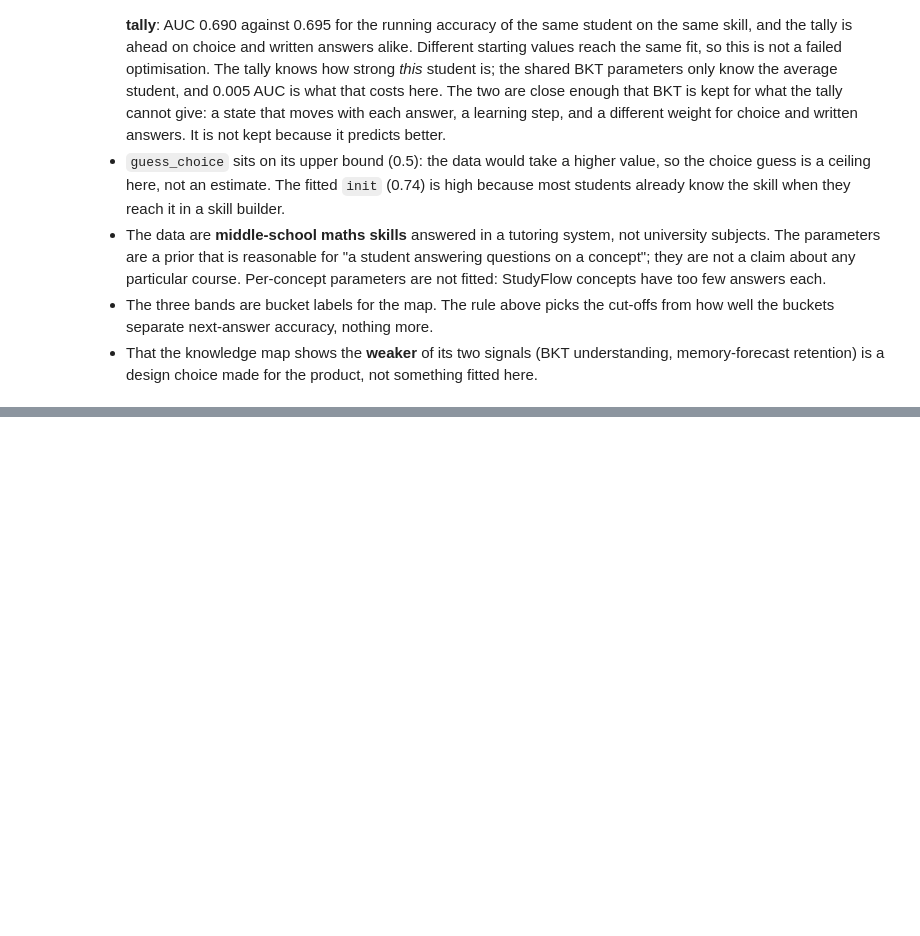
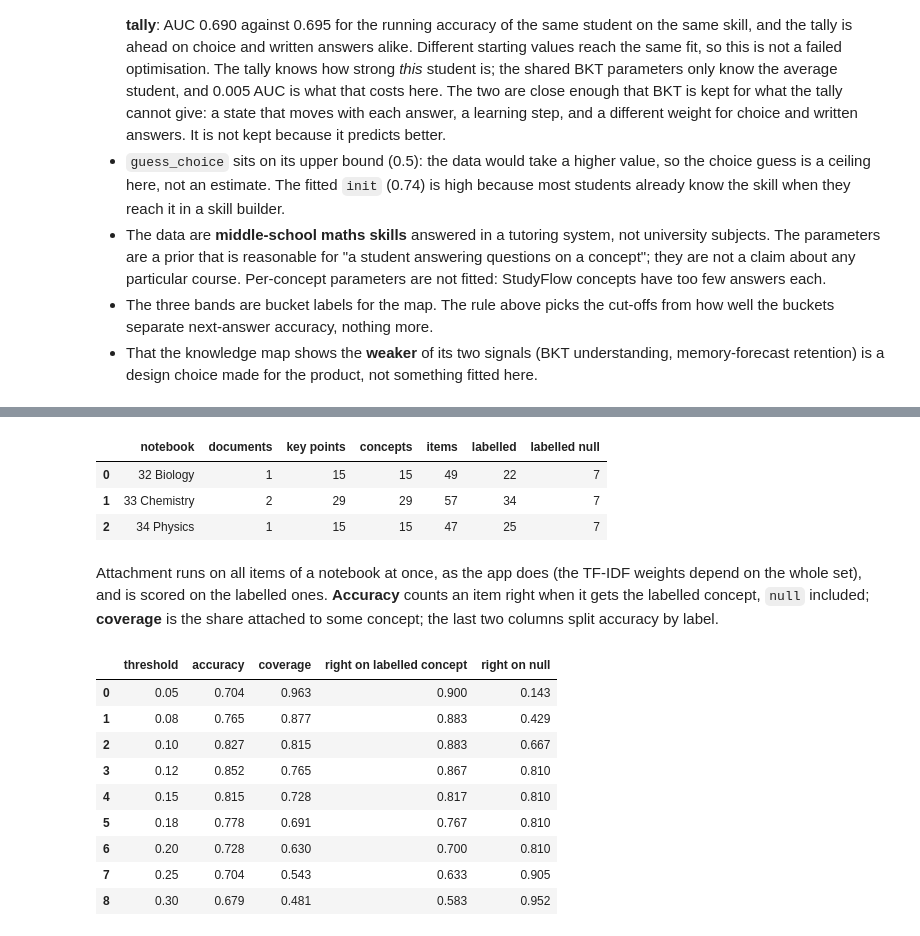
Before and after one commit to BlobaTeee/Study-Platform-Development, a Jupyter notebook: ml_pipeline/notebooks/10_knowledge_map.ipynb, the cells around one changed output, grey strips where cells are left out. Drawn from its saved outputs; the diff is of its cells as text; code cells hidden in the pictures; blank space fills up the shorter version.

```diff
--- a/ml_pipeline/notebooks/10_knowledge_map.ipynb
+++ b/ml_pipeline/notebooks/10_knowledge_map.ipynb
@@ -203,0 +218,51 @@ assert bkt.load() == (params, thresholds)
+# %%
+import json
+from collections import Counter
+from ml_pipeline import concept_map
+from ml_pipeline.concept_map import attach, merge_concepts, _text
+from ml_pipeline.subject_match import _vectorise
+
+dump = json.loads((config.REPO_ROOT / 'ml_pipeline' / 'outputs' / 'concept_items.json').read_text())
+labels = json.loads((config.REPO_ROOT / 'datasets' / 'handmade' / 'concept_attachment.json').read_text())['items']
+books = {n['id']: n for n in dump['notebooks']}
+pd.DataFrame([{'notebook': f"{n['id']} {n['title']}", 'documents': len({p['source_id'] for p in n['points']}),
+               'key points': len(n['points']), 'concepts': len(n['concepts']), 'items': len(n['items']),
+               'labelled': sum(r['notebook'] == n['id'] for r in labels),
+               'labelled null': sum(r['notebook'] == n['id'] and r['concept'] is None for r in labels)}
+              for n in books.values()])
+# %% [output]
+|  | notebook | documents | key points | concepts | items | labelled | labelled null |
+| 0 | 32 Biology | 1 | 15 | 15 | 49 | 22 | 7 |
+| 1 | 33 Chemistry | 2 | 29 | 29 | 57 | 34 | 7 |
+| 2 | 34 Physics | 1 | 15 | 15 | 47 | 25 | 7 |
+# %% [markdown]
+Attachment runs on all items of a notebook at once, as the app does (the TF-IDF weights depend on the whole set),
+and is scored on the labelled ones. **Accuracy** counts an item right when it gets the labelled concept, `null`
+included; **coverage** is the share attached to some concept; the last two columns split accuracy by label.
+# %%
+def attach_scores(t):
+    got = {}
+    for n in books.values():
+        got.update({(n['id'], k): v for k, v in attach(n['items'], n['concepts'], threshold=t).items()})
+    pred = [got[(r['notebook'], r['item'])] for r in labels]
+    gold = [r['concept'] for r in labels]
+    hit = [p == g for p, g in zip(pred, gold)]
+    on = [h for h, g in zip(hit, gold) if g is not None]
+    off = [h for h, g in zip(hit, gold) if g is None]
+    return {'threshold': t, 'accuracy': np.mean(hit), 'coverage': np.mean([p is not None for p in pred]),
+            'right on labelled concept': np.mean(on), 'right on null': np.mean(off)}
+
+grid = [0.05, 0.08, 0.10, 0.12, 0.15, 0.18, 0.20, 0.25, 0.30]
+sweep = pd.DataFrame([attach_scores(t) for t in grid]).round(3)
+sweep
+# %% [output]
+|  | threshold | accuracy | coverage | right on labelled concept | right on null |
+| 0 | 0.05 | 0.704 | 0.963 | 0.900 | 0.143 |
+| 1 | 0.08 | 0.765 | 0.877 | 0.883 | 0.429 |
+| 2 | 0.10 | 0.827 | 0.815 | 0.883 | 0.667 |
+| 3 | 0.12 | 0.852 | 0.765 | 0.867 | 0.810 |
+| 4 | 0.15 | 0.815 | 0.728 | 0.817 | 0.810 |
+| 5 | 0.18 | 0.778 | 0.691 | 0.767 | 0.810 |
+| 6 | 0.20 | 0.728 | 0.630 | 0.700 | 0.810 |
+| 7 | 0.25 | 0.704 | 0.543 | 0.633 | 0.905 |
+| 8 | 0.30 | 0.679 | 0.481 | 0.583 | 0.952 |
```
Also changed, not shown: parts of 9 cells of this notebook, 3 other files.
